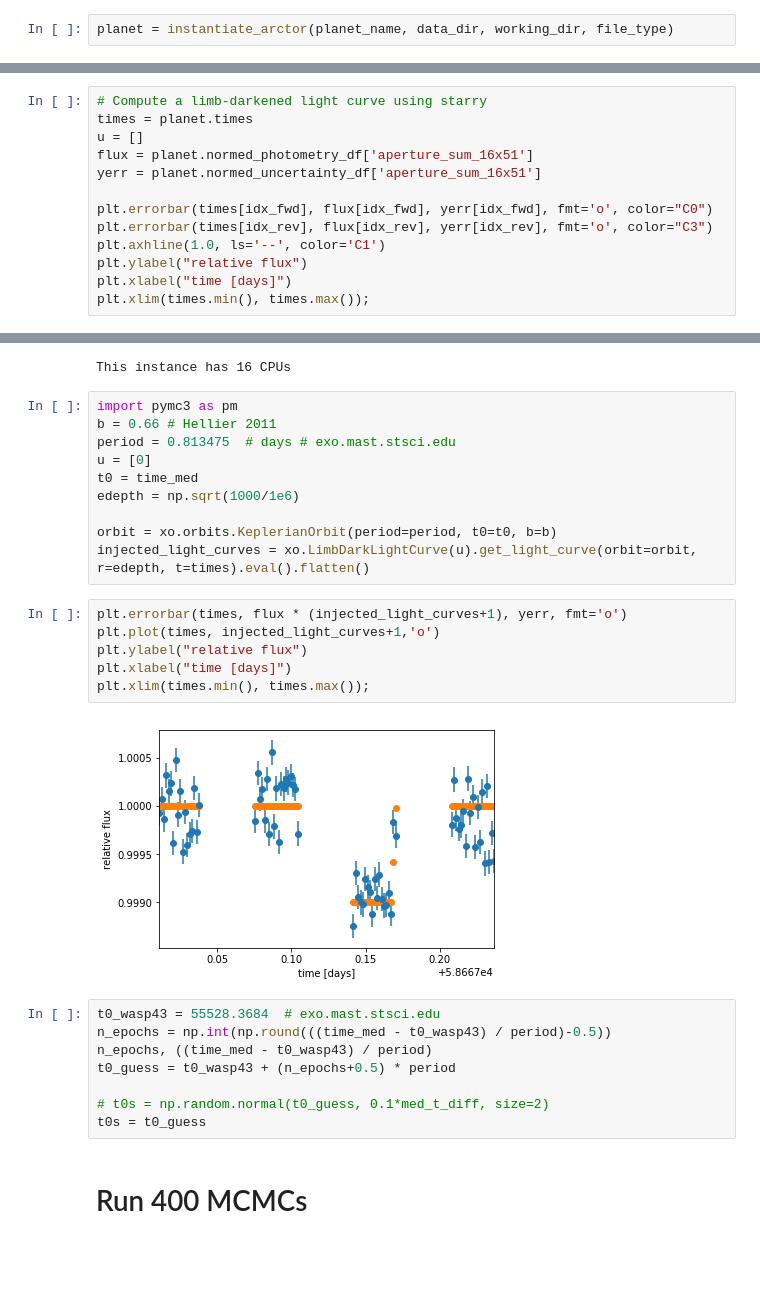
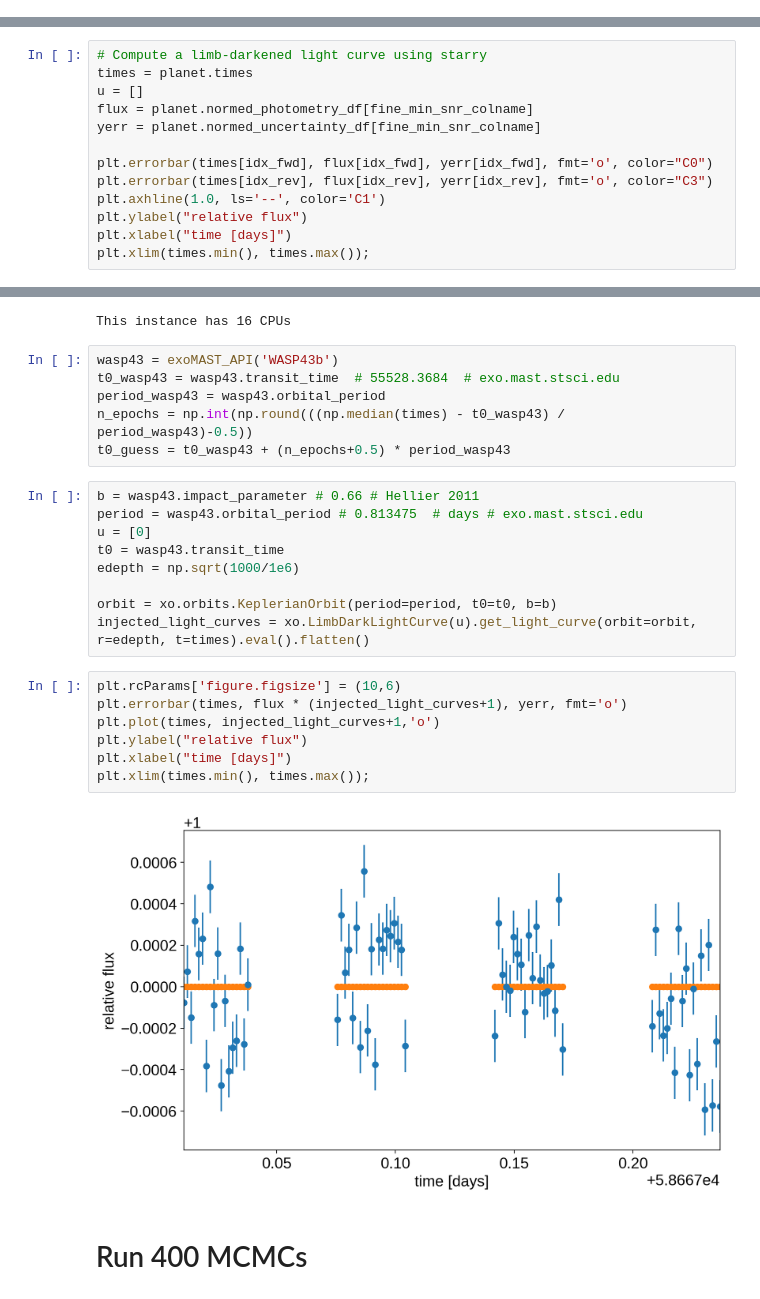
Before and after one commit to exowanderer/arctor, a Jupyter notebook: notebooks/example_exoplanet_transit_mcmc_fitting_tutorial_multi-mcmc_xcenter.ipynb, the cells around one changed output, grey strips where cells are left out. Saved outputs shown, nothing was run; the diff lists cells and outputs as text; blank space fills up the shorter version.

Commit message:
able to run multiple pymc3 and multiple flavors

```diff
--- a/notebooks/example_exoplanet_transit_mcmc_fitting_tutorial_multi-mcmc_xcenter.ipynb
+++ b/notebooks/example_exoplanet_transit_mcmc_fitting_tutorial_multi-mcmc_xcenter.ipynb
@@ -50,2 +66,0 @@ joblib_filename = f'{working_dir}/{joblib_filename}'
-# %%
-planet = instantiate_arctor(planet_name, data_dir, working_dir, file_type)
@@ -116,8 +132,8 @@ idx_rev = planet.idx_rev
 # Compute a limb-darkened light curve using starry
 times = planet.times
 u = []
-flux = planet.normed_photometry_df['aperture_sum_16x51']
-yerr = planet.normed_uncertainty_df['aperture_sum_16x51']
+flux = planet.normed_photometry_df[fine_min_snr_colname]
+yerr = planet.normed_uncertainty_df[fine_min_snr_colname]
 
 plt.errorbar(times[idx_fwd], flux[idx_fwd], yerr[idx_fwd], fmt='o', color="C0")
 plt.errorbar(times[idx_rev], flux[idx_rev], yerr[idx_rev], fmt='o', color="C3")
@@ -148,31 +164,29 @@ This reparameterizations is implemented in *exoplanet* as custom *PyMC3* distrib
 print(f'This instance has {mp.cpu_count()} CPUs')
 # %% [output]
 This instance has 16 CPUs
+# %%
+wasp43 = exoMAST_API('WASP43b')
+t0_wasp43 = wasp43.transit_time  # 55528.3684  # exo.mast.stsci.edu
+period_wasp43 = wasp43.orbital_period
+n_epochs = np.int(np.round(((np.median(times) - t0_wasp43) / period_wasp43)-0.5))
+t0_guess = t0_wasp43 + (n_epochs+0.5) * period_wasp43
 # %%
-import pymc3 as pm
-b = 0.66 # Hellier 2011
-period = 0.813475  # days # exo.mast.stsci.edu
+b = wasp43.impact_parameter # 0.66 # Hellier 2011
+period = wasp43.orbital_period # 0.813475  # days # exo.mast.stsci.edu
 u = [0]
-t0 = time_med
+t0 = wasp43.transit_time
 edepth = np.sqrt(1000/1e6)
 
 orbit = xo.orbits.KeplerianOrbit(period=period, t0=t0, b=b)
 injected_light_curves = xo.LimbDarkLightCurve(u).get_light_curve(orbit=orbit, r=edepth, t=times).eval().flatten()
 # %%
+plt.rcParams['figure.figsize'] = (10,6)
 plt.errorbar(times, flux * (injected_light_curves+1), yerr, fmt='o')
 plt.plot(times, injected_light_curves+1,'o')
 plt.ylabel("relative flux")
 plt.xlabel("time [days]")
 plt.xlim(times.min(), times.max());
 # %% [output]
-[figure, old version]
+[figure, new version]
-# %%
-t0_wasp43 = 55528.3684  # exo.mast.stsci.edu
-n_epochs = np.int(np.round(((time_med - t0_wasp43) / period)-0.5))
-n_epochs, ((time_med - t0_wasp43) / period)
-t0_guess = t0_wasp43 + (n_epochs+0.5) * period
-
-# t0s = np.random.normal(t0_guess, 0.1*med_t_diff, size=2)
-t0s = t0_guess
 # %% [markdown]
 # Run 400 MCMCs
```
Also changed, not shown: parts of 34 cells of this notebook, 2 other files.
